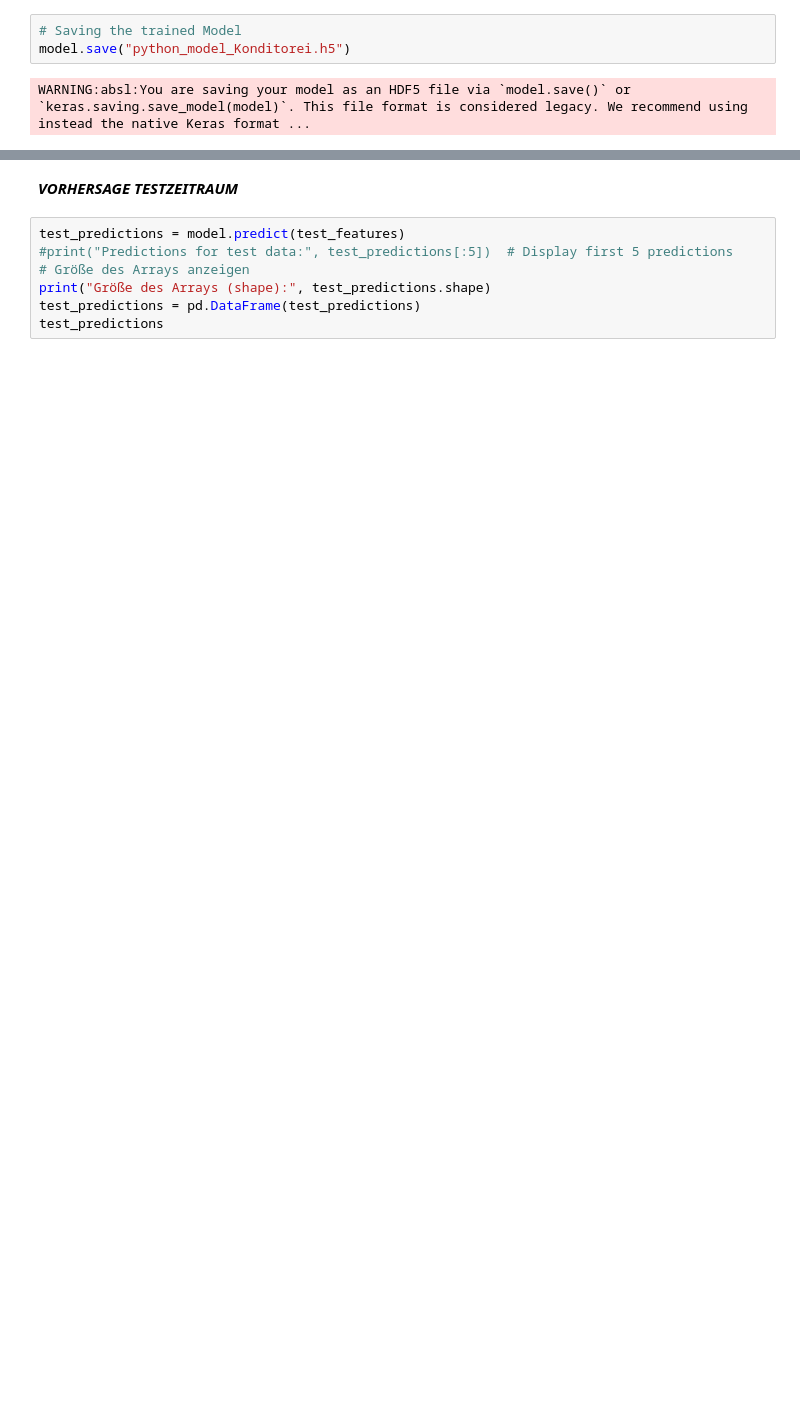
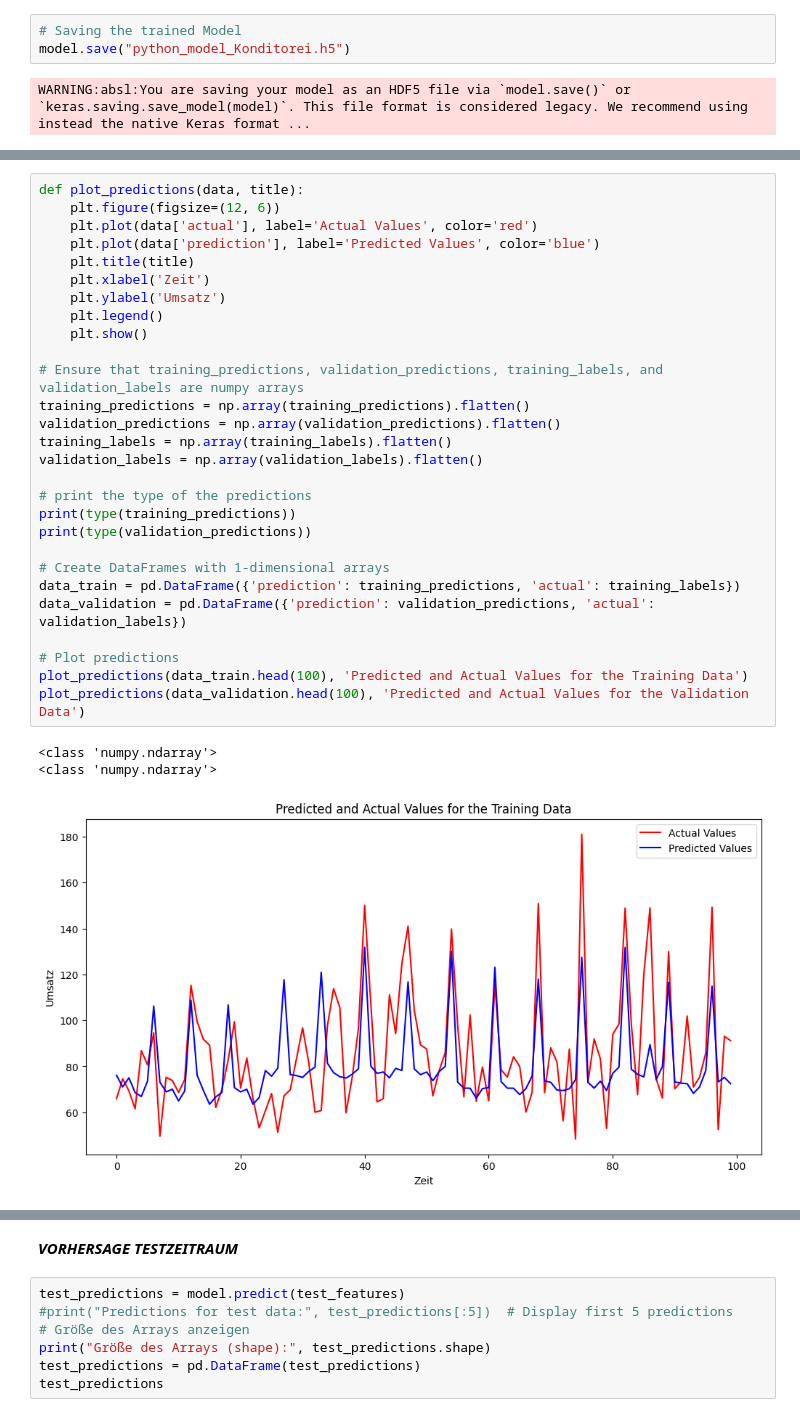
Before and after one commit to jul-mar/bakery_sales_prediction, a Jupyter notebook: 3_Model/01_Julius/04_SGD_optimized/Konditorei_Optimierung_NN_V4.ipynb, the cells around one changed output, grey strips where cells are left out. Cells and saved outputs as stored; diff of their text form; blank space fills up the shorter version.

```diff
--- a/3_Model/01_Julius/04_SGD_optimized/Konditorei_Optimierung_NN_V4.ipynb
+++ b/3_Model/01_Julius/04_SGD_optimized/Konditorei_Optimierung_NN_V4.ipynb
@@ -164,0 +221,32 @@ plt.show()
+# %%
+def plot_predictions(data, title):
+    plt.figure(figsize=(12, 6))
+    plt.plot(data['actual'], label='Actual Values', color='red')
+    plt.plot(data['prediction'], label='Predicted Values', color='blue')
+    plt.title(title)
+    plt.xlabel('Zeit')
+    plt.ylabel('Umsatz')
+    plt.legend()
+    plt.show()
+
+# Ensure that training_predictions, validation_predictions, training_labels, and validation_labels are numpy arrays
+training_predictions = np.array(training_predictions).flatten()
+validation_predictions = np.array(validation_predictions).flatten()
+training_labels = np.array(training_labels).flatten()
+validation_labels = np.array(validation_labels).flatten()
+
+# print the type of the predictions
+print(type(training_predictions))
+print(type(validation_predictions))
+
+# Create DataFrames with 1-dimensional arrays
+data_train = pd.DataFrame({'prediction': training_predictions, 'actual': training_labels})
+data_validation = pd.DataFrame({'prediction': validation_predictions, 'actual': validation_labels})
+
+# Plot predictions
+plot_predictions(data_train.head(100), 'Predicted and Actual Values for the Training Data')
+plot_predictions(data_validation.head(100), 'Predicted and Actual Values for the Validation Data')
+# %% [output]
+<class 'numpy.ndarray'>
+<class 'numpy.ndarray'>
+[figure, added]
```
Also changed, not shown: parts of 10 cells of this notebook, 8 other files.
